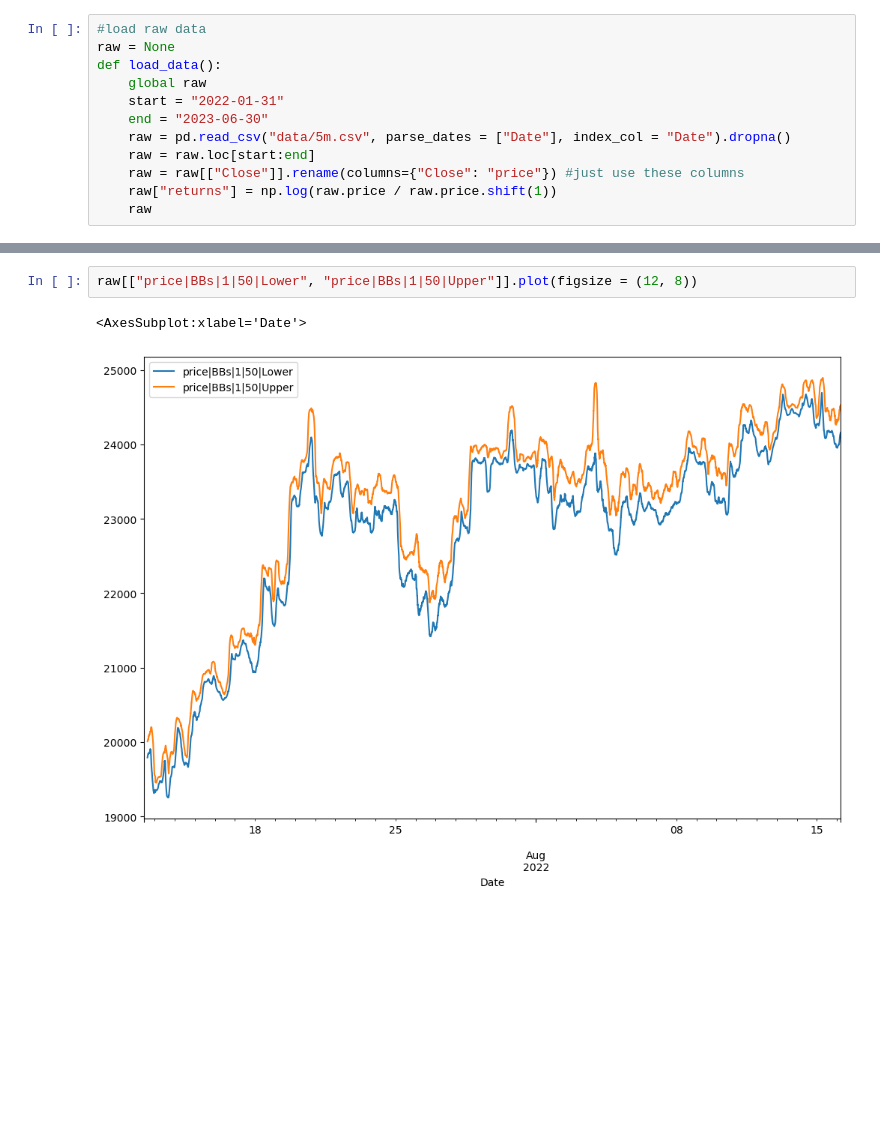
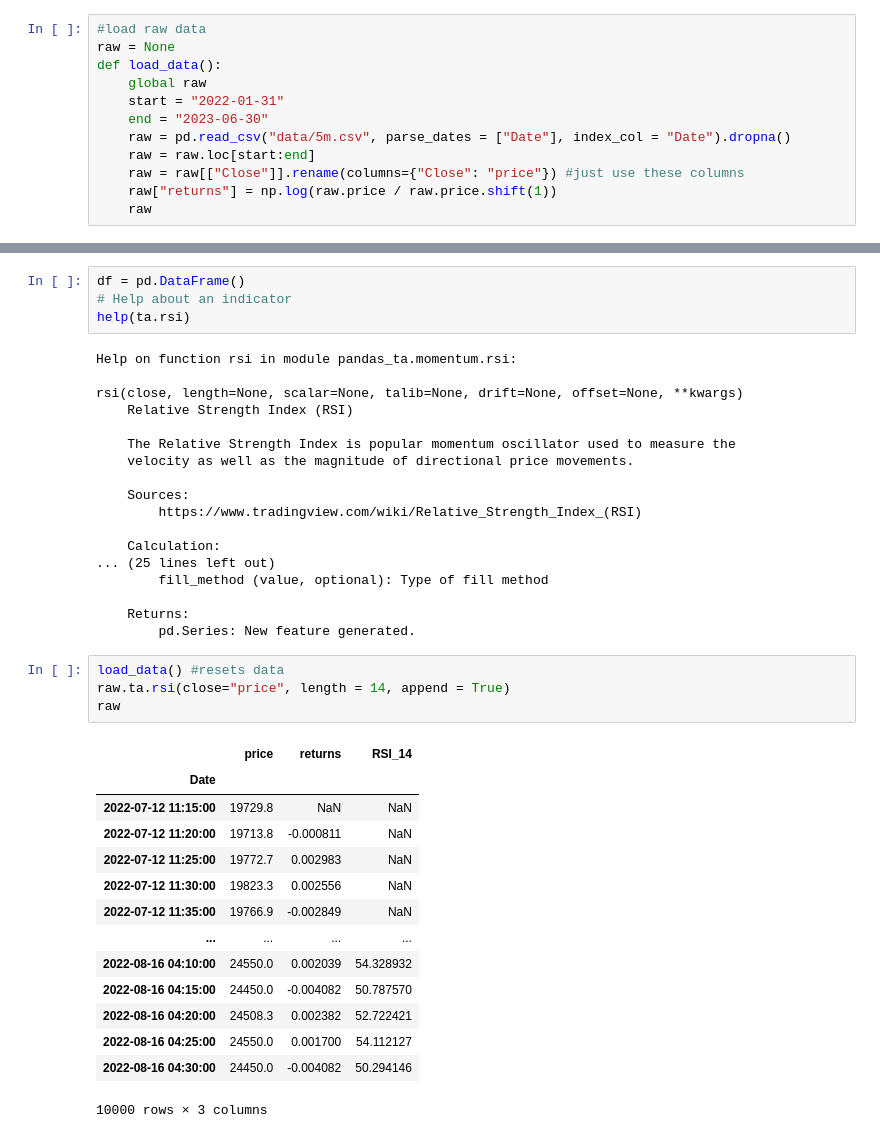
Before and after one commit to mauricioavs/trading-bot, a Jupyter notebook: Technical Indicators.ipynb, the cells around one changed output, grey strips where cells are left out. Saved outputs shown, nothing was run; the diff lists cells and outputs as text; blank space fills up the shorter version.

```diff
--- a/Technical Indicators.ipynb
+++ b/Technical Indicators.ipynb
@@ -291,7 +319,43 @@ raw #notice that original dataframe is changed
 | 2022-08-16 04:30:00 | 24450.0 | -0.004082 | 38.354965 | -6.643342 | 44.998307 |
 10000 rows × 5 columns
 # %%
-raw[["price|BBs|1|50|Lower", "price|BBs|1|50|Upper"]].plot(figsize = (12, 8))
+df = pd.DataFrame()
+# Help about an indicator
+help(ta.rsi)
 # %% [output]
-<AxesSubplot:xlabel='Date'>
+Help on function rsi in module pandas_ta.momentum.rsi:
+
+rsi(close, length=None, scalar=None, talib=None, drift=None, offset=None, **kwargs)
+    Relative Strength Index (RSI)
+
+    The Relative Strength Index is popular momentum oscillator used to measure the
+    velocity as well as the magnitude of directional price movements.
+
+    Sources:
+        https://www.tradingview.com/wiki/Relative_Strength_Index_(RSI)
+
+    Calculation:
+... (25 lines left out)
+        fill_method (value, optional): Type of fill method
+
+    Returns:
+        pd.Series: New feature generated.
-[figure, removed]
+# %%
+load_data() #resets data
+raw.ta.rsi(close="price", length = 14, append = True)
+raw
+# %% [output]
+|  | price | returns | RSI_14 |
+| Date |  |  |  |
+| 2022-07-12 11:15:00 | 19729.8 | NaN | NaN |
+| 2022-07-12 11:20:00 | 19713.8 | -0.000811 | NaN |
+| 2022-07-12 11:25:00 | 19772.7 | 0.002983 | NaN |
+| 2022-07-12 11:30:00 | 19823.3 | 0.002556 | NaN |
+| 2022-07-12 11:35:00 | 19766.9 | -0.002849 | NaN |
+| ... | ... | ... | ... |
+| 2022-08-16 04:10:00 | 24550.0 | 0.002039 | 54.328932 |
+| 2022-08-16 04:15:00 | 24450.0 | -0.004082 | 50.787570 |
+| 2022-08-16 04:20:00 | 24508.3 | 0.002382 | 52.722421 |
+| 2022-08-16 04:25:00 | 24550.0 | 0.001700 | 54.112127 |
+| 2022-08-16 04:30:00 | 24450.0 | -0.004082 | 50.294146 |
+10000 rows × 3 columns
```
Also changed, not shown: parts of 11 cells of this notebook, 4 other files.
